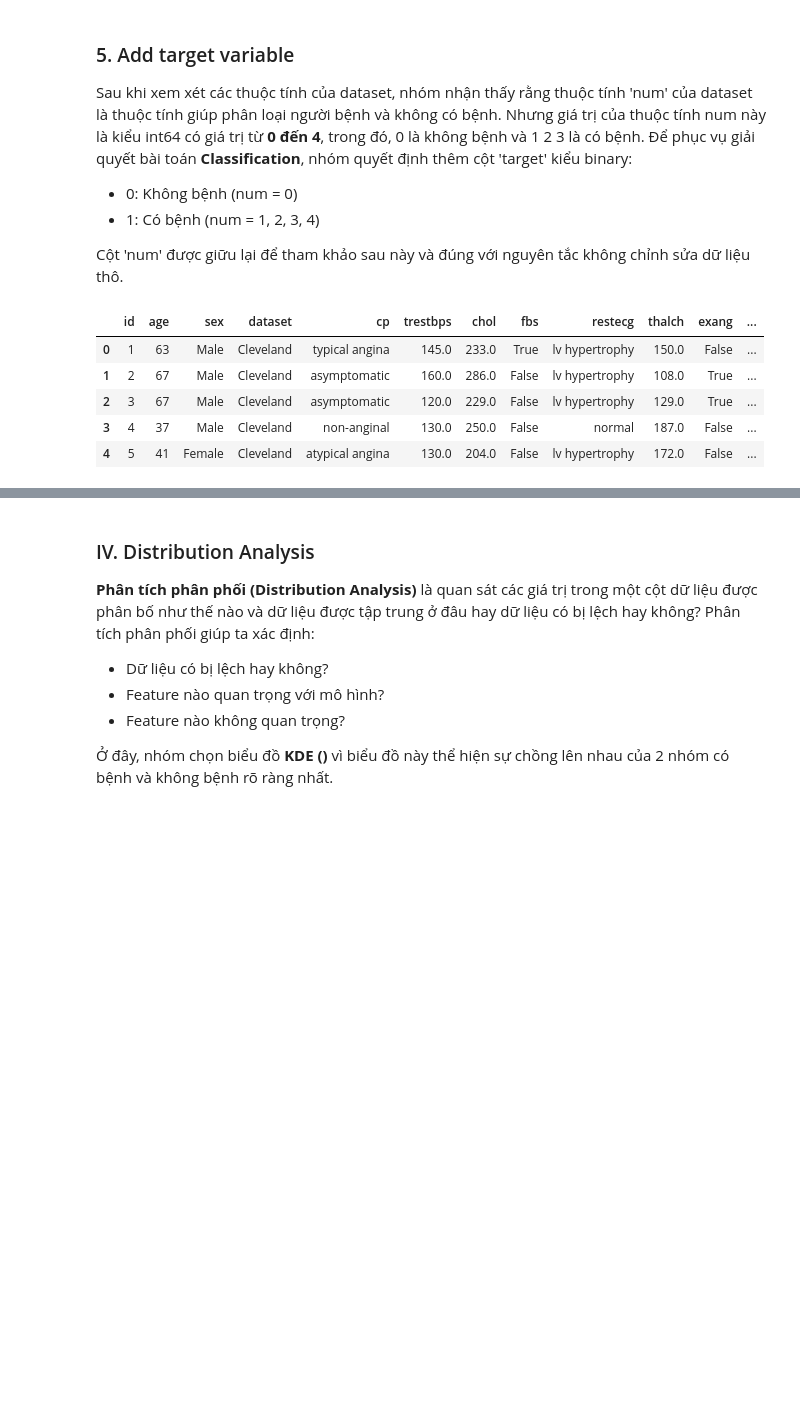
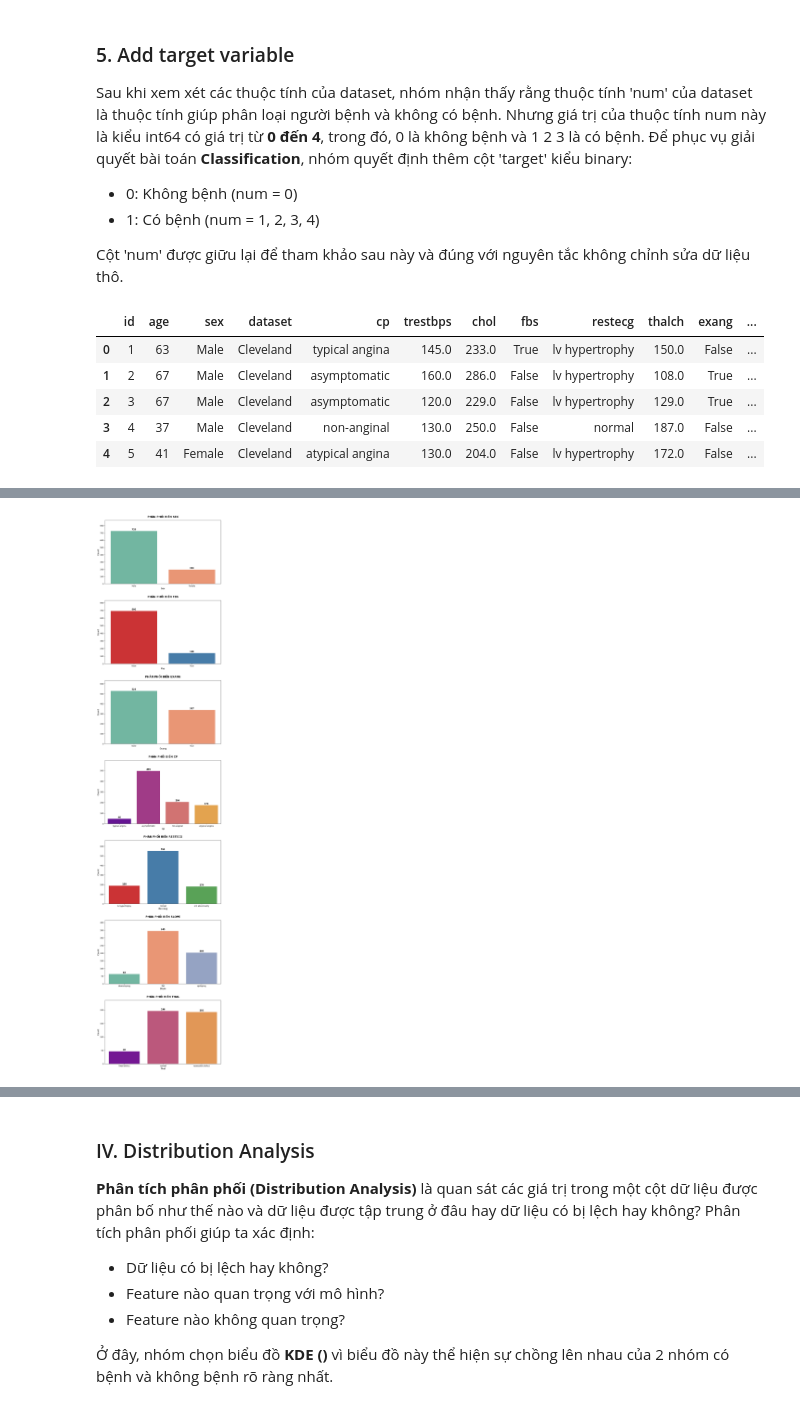
Before and after one commit to phat-05/heart-disease-classification, a Jupyter notebook: notebooks/eda.ipynb, the cells around one changed output, grey strips where cells are left out. Cells and saved outputs as stored; diff of their text form; code cells hidden in the pictures; blank space fills up the shorter version.

```diff
--- a/notebooks/eda.ipynb
+++ b/notebooks/eda.ipynb
@@ -151,0 +205,66 @@ df.head()
+# %%
+def plot_categorical(df, configs):
+    """
+    Vẽ các biểu đồ countplot cho danh sách các biến phân loại (Categorical).
+
+    Hàm này tự động tạo ra một lưới các biểu đồ xếp dọc, gắn nhãn số lượng trên đầu mỗi cột
+    và tinh chỉnh các thông số hiển thị để báo cáo trông chuyên nghiệp hơn.
+
+    Args:
+        df (pd.DataFrame): Bảng dữ liệu chứa các biến cần phân tích.
+        configs (list of tuples): Danh sách cấu hình biểu đồ. Mỗi tuple bao gồm:
+            (tên_cột_x, tên_cột_hue, tên_palette).
+            Nếu x == hue, hàm sẽ hiểu là vẽ phân phối đơn biến.
+
+    Returns:
+        None: Hàm hiển thị biểu đồ trực tiếp bằng plt.show().
+    """
+    # Tạo khung hình động dựa trên số lượng biểu đồ
+    fig, axes = plt.subplots(nrows=len(configs), ncols=1, figsize=(10, 6 * len(configs)))
+
+    # Trường hợp chỉ có 1 biểu đồ, Matplotlib trả về 1 object thay vì list, cần ép về list
+    if len(configs) == 1:
+        axes = [axes]
+
+    for i, (x_col, h_col, pal) in enumerate(configs):
+        ax = axes[i]
+        is_univariate = (x_col == h_col)
+
+        # Vẽ biểu đồ chính
+        sns.countplot(data=df, x=x_col, hue=h_col, palette=pal, ax=ax, legend=not is_univariate)
+
+        # Gắn nhãn số lượng trên đầu mỗi cột
+        for container in ax.containers:
+            ax.bar_label(container, fontsize=11, fontweight='bold', padding=3)
+
+        # Tinh chỉnh tiêu đề (Tự động nhận diện đơn biến hay đa biến)
+        title_text = f'PHÂN PHỐI BIẾN {x_col.upper()}' if is_univariate else f'TỶ LỆ BỆNH THEO {x_col.upper()}'
+        ax.set_title(title_text, pad=15, fontsize=14, fontweight='bold')
+        ax.set_xlabel(x_col.capitalize(), fontsize=12)
+        ax.set_ylabel('Count', fontsize=12)
+
+        # Giữ chữ trên trục X nằm ngang cho dễ đọc
+        if x_col in ['cp', 'restecg', 'slope', 'thal']:
+            ax.tick_params(axis='x', rotation=0)
+
+        # Chỉnh ylim để các nhãn bar_label không bị chạm đỉnh khung hình
+        counts = df[x_col].value_counts()
+        ax.set_ylim(0, counts.max() * 1.2)
+
+    plt.tight_layout(pad=3.0)
+    plt.show()
+
+# --- Thực thi ---
+my_configs = [
+    ('sex', 'sex', 'Set2'),
+    ('fbs','fbs','Set1' ),
+    ('exang','exang', 'Set2'),
+    ('cp', 'cp', 'plasma'),
+    ('restecg','restecg','Set1' ),
+    ('slope', 'slope', 'Set2'),
+    ('thal','thal', 'plasma')
+]
+
+plot_categorical(df=df, configs=my_configs)
+# %% [output]
+[figure, added]
```
Also changed, not shown: parts of 6 cells of this notebook.
